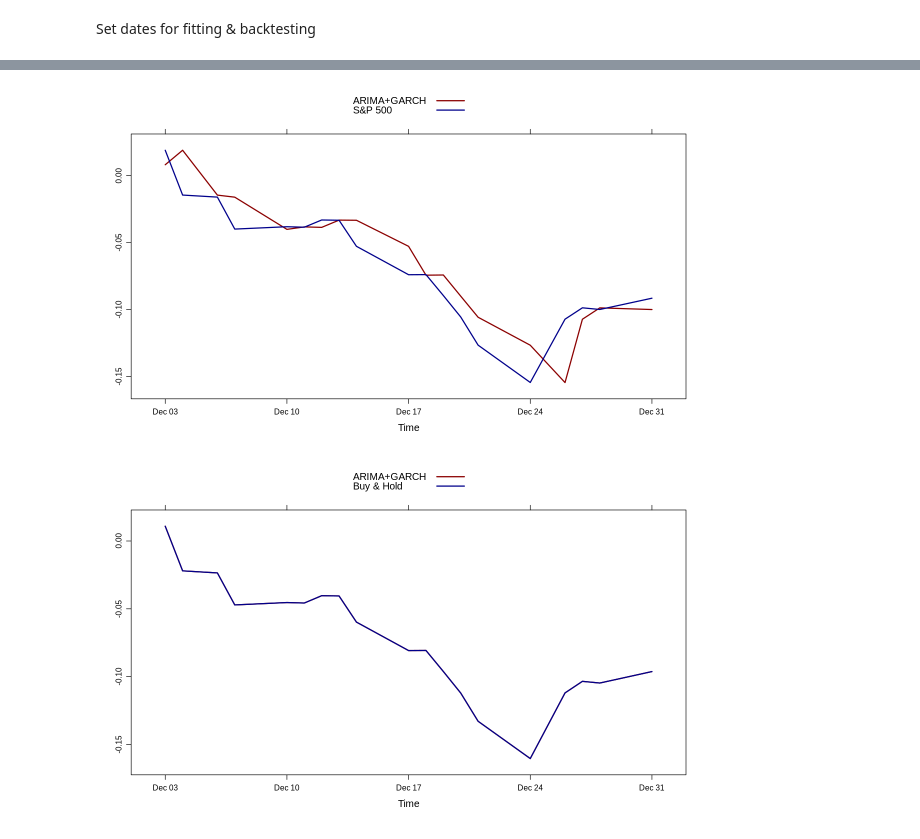
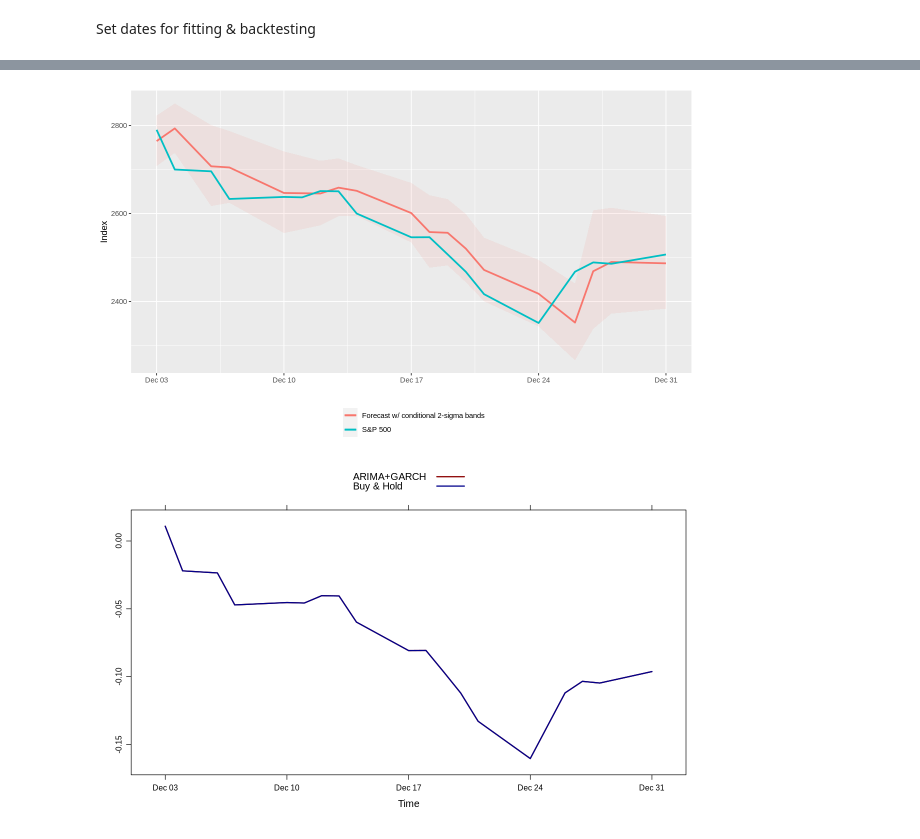
Before and after one commit to lbk209/timeseries, a Jupyter notebook: r_quantstart_arima_garch_gc.ipynb, the cells around one changed output, grey strips where cells are left out. Saved outputs shown, nothing was run; the diff lists cells and outputs as text; code cells hidden in the pictures.

```diff
--- a/r_quantstart_arima_garch_gc.ipynb
+++ b/r_quantstart_arima_garch_gc.ipynb
@@ -534,8 +561,8 @@ pred <- ag.forecast(ret, foreLength, windowLength, lookahead=1)
 [1] "100 % done (1 mins)."
 # %%
 my.figsize(10,6)
-# %%
-ag.plotvalues(pred, ret, 1)
-# %% [output]
-[figure, removed]
+# %%
+ag.plotforecast(pred, Cl(GSPC), 1)
+# %% [output]
+[figure, added]
 # %%
```
Also changed, not shown: parts of 44 cells of this notebook.
